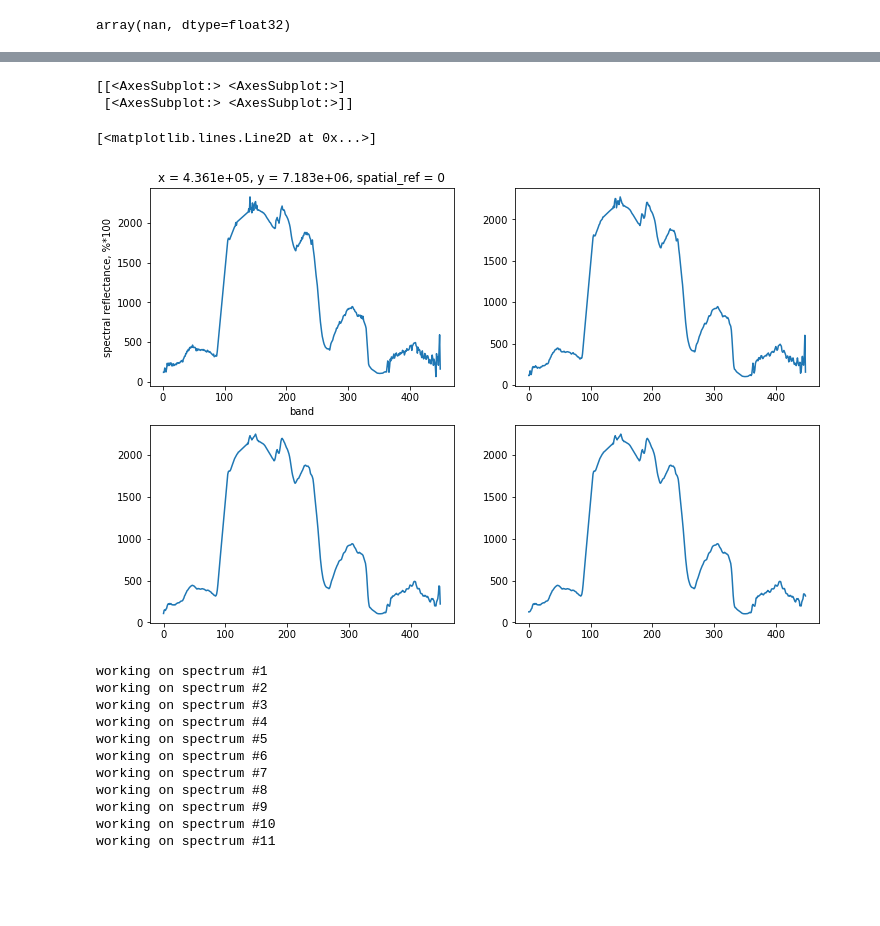
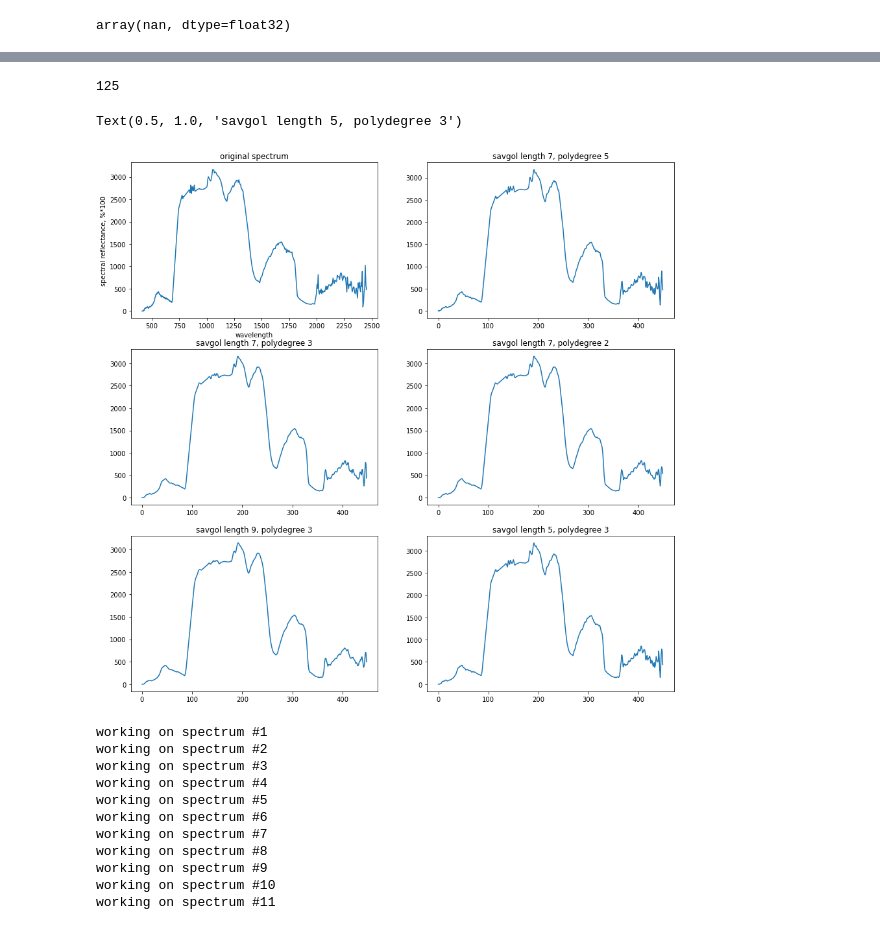
Before and after one commit to chryss/spectral_analysis, a Jupyter notebook: notebooks/random_spectra.ipynb, the cells around one changed output, grey strips where cells are left out. Saved outputs shown, nothing was run; the diff lists cells and outputs as text; code cells hidden in the pictures; blank space fills up the shorter version.

```diff
--- a/notebooks/random_spectra.ipynb
+++ b/notebooks/random_spectra.ipynb
@@ -255,19 +202,29 @@ x, y
 # %%
-spec = testdata.band_data.sel(x=testdata.x[idx[3]], y=testdata.y[idy[3]], method='nearest')[:-10]
+ii = np.random.randint(1000)
+spec = testdata.swap_dims({'band': 'wavelength'}).band_data.sel(x=testdata.x[ii], y=testdata.y[ii], method='nearest')[:-10]
 
-fig, ax = plt.subplots(2, 2, figsize=(12, 8))
-print(ax)
+fig, ax = plt.subplots(3, 2, figsize=(15, 15))
+print(ii)
 spec.plot(ax=ax[0, 0])
-ax[0, 1].plot(savgol_filter(spec.values, 7, 5))
-ax[1, 0].plot(savgol_filter(spec.values, 7, 3))
-ax[1, 1].plot(savgol_filter(spec.values, 7, 2))
+ax[0, 0].set_title("original spectrum")
+ax[0, 1].plot(savgol_filter(spec, 7, 5))
+ax[1, 0].plot(savgol_filter(spec, 7, 3))
+ax[1, 1].plot(savgol_filter(spec, 7, 2))
+ax[2, 0].plot(savgol_filter(spec, 9, 3))
+ax[2, 1].plot(savgol_filter(spec, 5, 3))
+ax[0, 0].set_title("original spectrum")
+ax[0, 1].set_title("savgol length 7, polydegree 5")
+ax[1, 0].set_title("savgol length 7, polydegree 3")
+ax[1, 1].set_title("savgol length 7, polydegree 2")
+ax[2, 0].set_title("savgol length 9, polydegree 3")
+ax[2, 1].set_title("savgol length 5, polydegree 3")
+
 #ax[1, 0].plot(wav_bin, spec_bin, )
 #ax[1, 1].plot(wav_bin, savgol_filter(spec_bin, 9, 2))
 # %% [output]
-[[<AxesSubplot:> <AxesSubplot:>]
- [<AxesSubplot:> <AxesSubplot:>]]
+125
-[<matplotlib.lines.Line2D at 0x...>]
+Text(0.5, 1.0, 'savgol length 5, polydegree 3')
-[figure, old version]
+[figure, new version]
 # %%
 nmax = 20
 mmax = 5
```
Also changed, not shown: parts of 50 cells of this notebook, 2 other files.
